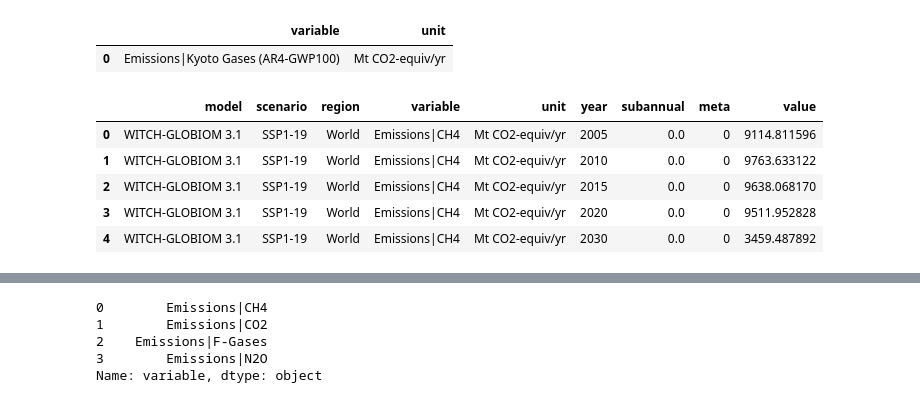
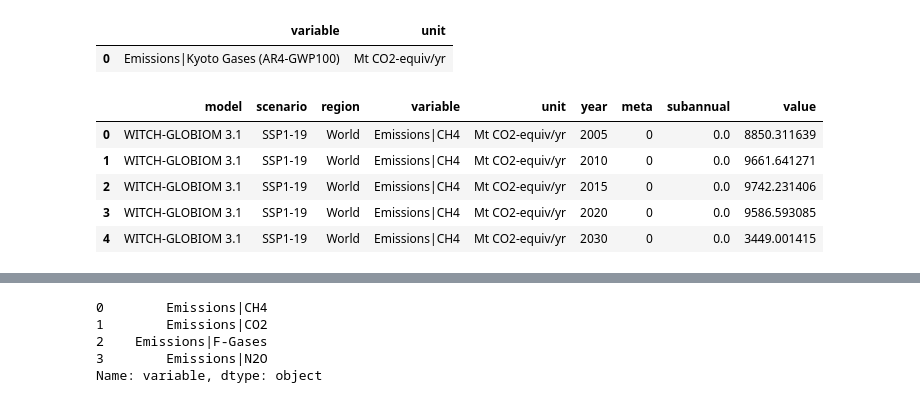
Before and after one commit to GranthamImperial/silicone, a Jupyter notebook: notebooks/05_Multiple_infillers.ipynb, the cells around one changed output, grey strips where cells are left out. Cells and saved outputs as stored; diff of their text form; code cells hidden in the pictures.

```diff
--- a/notebooks/05_Multiple_infillers.ipynb
+++ b/notebooks/05_Multiple_infillers.ipynb
@@ -193,15 +193,19 @@ to_infill.variables(True)
 |  | variable | unit |
 | 0 | Emissions|Kyoto Gases (AR4-GWP100) | Mt CO2-equiv/yr |
 # %%
-decomposer = mi.DecomposeCollectionTimeDepRatio(unit_consistent_db.filter(year=[2000], keep=False))
+decomposer = mi.DecomposeCollectionTimeDepRatio(unit_consistent_db)
 results = decomposer.infill_components(
+    aggregate, components, to_infill, only_consistent_cases=False
+)
+decomposer_all = mi.DecomposeCollectionTimeDepRatio(unit_consistent_db)
+results_all = decomposer.infill_components(
     aggregate, components, to_infill
 )
 results.head()
 # %% [output]
-|  | model | scenario | region | variable | unit | year | subannual | meta | value |
-| 0 | WITCH-GLOBIOM 3.1 | SSP1-19 | World | Emissions|CH4 | Mt CO2-equiv/yr | 2005 | 0.0 | 0 | 9114.811596 |
-| 1 | WITCH-GLOBIOM 3.1 | SSP1-19 | World | Emissions|CH4 | Mt CO2-equiv/yr | 2010 | 0.0 | 0 | 9763.633122 |
-| 2 | WITCH-GLOBIOM 3.1 | SSP1-19 | World | Emissions|CH4 | Mt CO2-equiv/yr | 2015 | 0.0 | 0 | 9638.068170 |
-| 3 | WITCH-GLOBIOM 3.1 | SSP1-19 | World | Emissions|CH4 | Mt CO2-equiv/yr | 2020 | 0.0 | 0 | 9511.952828 |
-| 4 | WITCH-GLOBIOM 3.1 | SSP1-19 | World | Emissions|CH4 | Mt CO2-equiv/yr | 2030 | 0.0 | 0 | 3459.487892 |
+|  | model | scenario | region | variable | unit | year | meta | subannual | value |
+| 0 | WITCH-GLOBIOM 3.1 | SSP1-19 | World | Emissions|CH4 | Mt CO2-equiv/yr | 2005 | 0 | 0.0 | 8850.311639 |
+| 1 | WITCH-GLOBIOM 3.1 | SSP1-19 | World | Emissions|CH4 | Mt CO2-equiv/yr | 2010 | 0 | 0.0 | 9661.641271 |
+| 2 | WITCH-GLOBIOM 3.1 | SSP1-19 | World | Emissions|CH4 | Mt CO2-equiv/yr | 2015 | 0 | 0.0 | 9742.231406 |
+| 3 | WITCH-GLOBIOM 3.1 | SSP1-19 | World | Emissions|CH4 | Mt CO2-equiv/yr | 2020 | 0 | 0.0 | 9586.593085 |
+| 4 | WITCH-GLOBIOM 3.1 | SSP1-19 | World | Emissions|CH4 | Mt CO2-equiv/yr | 2030 | 0 | 0.0 | 3449.001415 |
```
Also changed, not shown: parts of 9 cells of this notebook, 1 other file.
